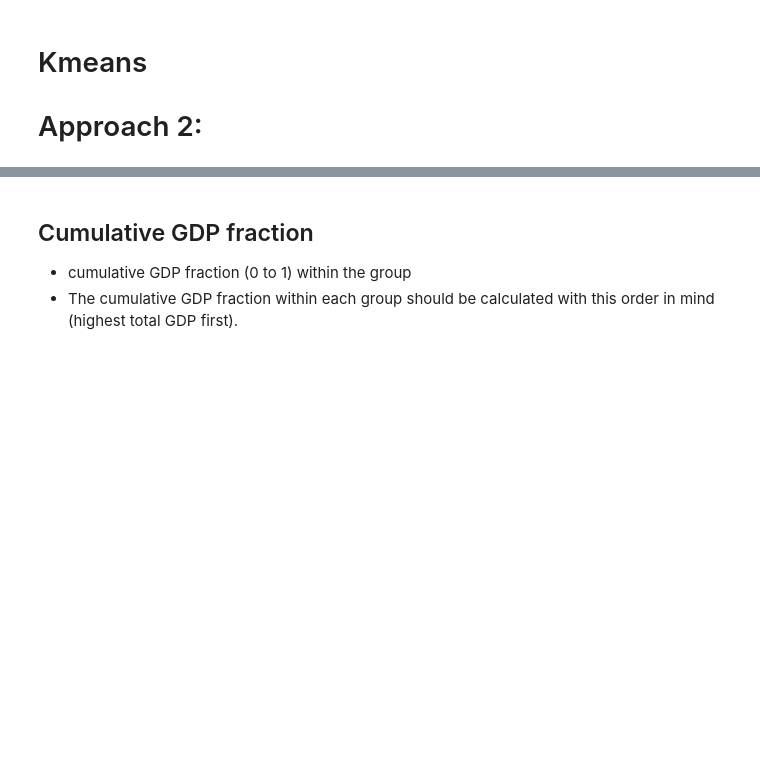
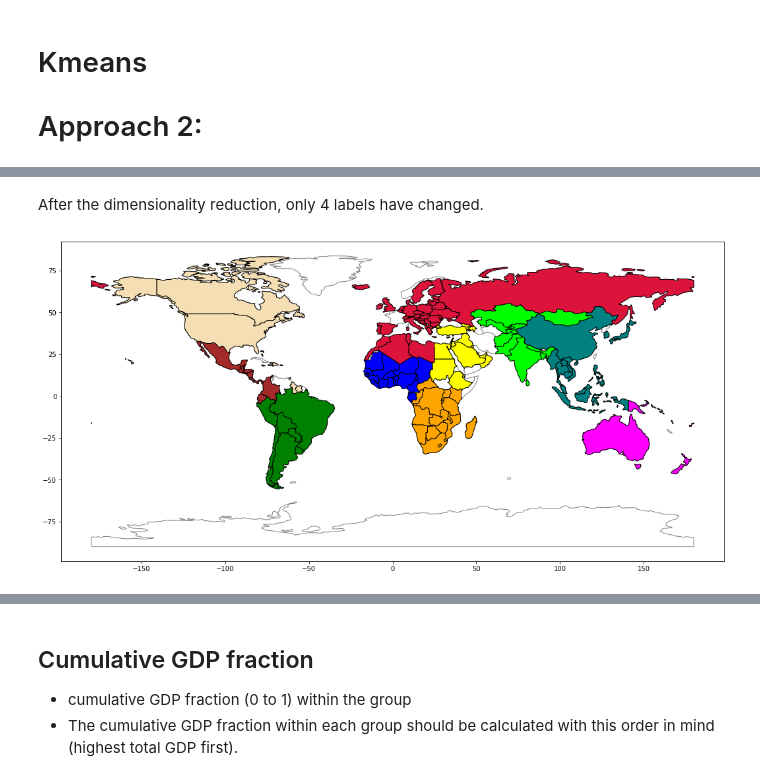
Before and after one commit to e2tovar/Geo-Economic-Clustering, a Jupyter notebook: geo_eco.ipynb, the cells around one changed output, grey strips where cells are left out. Cells and saved outputs as stored; diff of their text form; code cells hidden in the pictures; blank space fills up the shorter version.

Commit message:
added second approach

```diff
--- a/geo_eco.ipynb
+++ b/geo_eco.ipynb
@@ -348,3 +355,13 @@ for name, color in zip(ordered_df.index, ordered_df.group_label):
 # %% [markdown]
 # Kmeans
 # Approach 2:
+# %%
+scaled_gdpc = scaled_features[:, 0].reshape(153,1)
+scaled_dist = scaled_features[:, 1:]
+
+#PCA for dimensionality reduction
+pca = PCA(n_components=5, random_state=42).fit(scaled_dist)
+dist_reduce = pca.transform(scaled_dist)
+
+print('original number of features -->', dist_df.shape)
+print('reduced number of features -->', dist_reduce.shape)
@@ -350,0 +371,11 @@ for name, color in zip(ordered_df.index, ordered_df.group_label):
+# %%
+array_to_model = np.concatenate((scaled_gdpc,dist_reduce),axis=1)
+
+second_kmeans = KMeans(
+    init="random",
+    n_clusters=10,
+    max_iter=300,
+    random_state=42
+ )
+
+second_kmeans.fit(array_to_model)
@@ -350,0 +404,9 @@ for name, color in zip(ordered_df.index, ordered_df.group_label):
+# %% [markdown]
+After the dimensionality reduction, only 4 labels have changed.
+# %%
+second_df = df_to_order.copy()
+second_df['group_label'] = second_kmeans.labels_
+# %%
+plot_groups(second_df)
+# %% [output]
+[figure, added]
```
Also changed, not shown: parts of 11 cells of this notebook.
